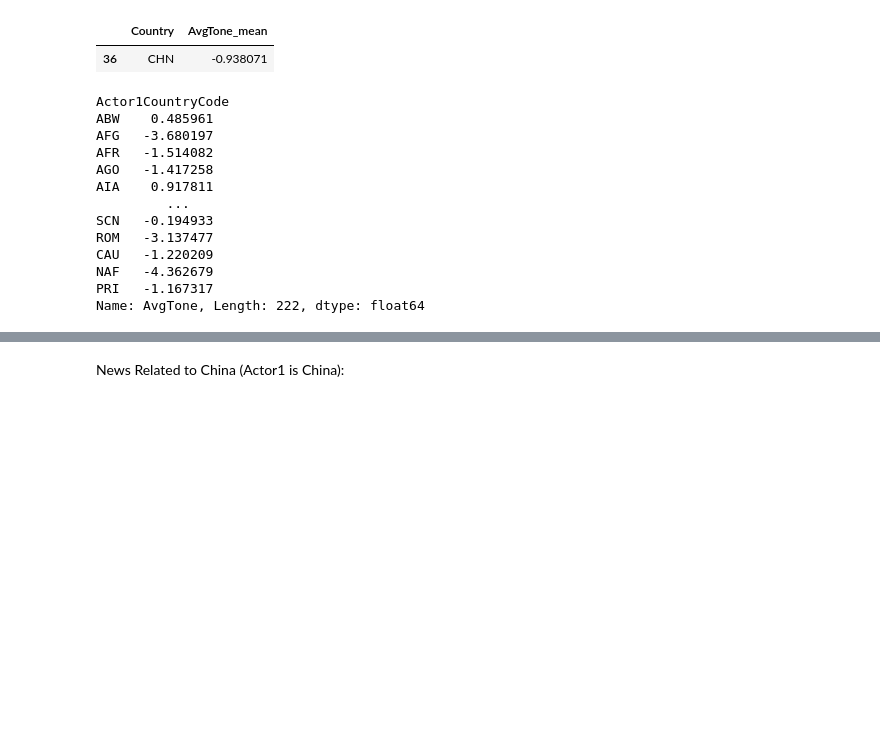
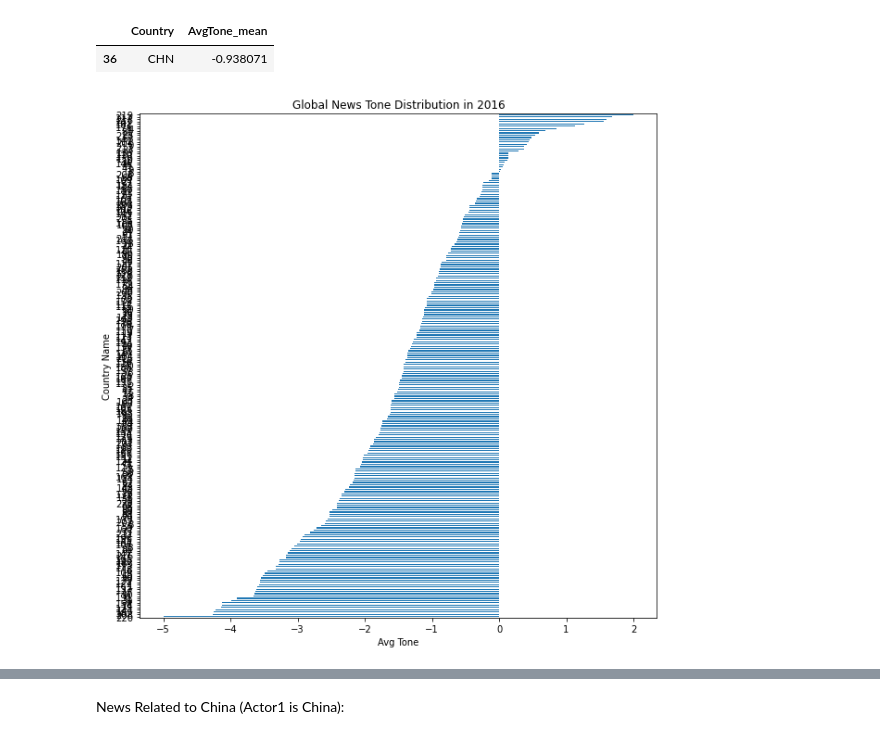
Before and after one commit to beixuan-jia/502final, a Jupyter notebook: EDA.ipynb, the cells around one changed output, grey strips where cells are left out. Cells and saved outputs as stored; diff of their text form; code cells hidden in the pictures; blank space fills up the shorter version.

```diff
--- a/EDA.ipynb
+++ b/EDA.ipynb
@@ -237,19 +237,3 @@ country_mean_sorted.loc[country_mean_sorted['Country'] == 'CHN']
 # %% [output]
 |  | Country | AvgTone_mean |
 | 36 | CHN | -0.938071 |
-# %%
-dask_feat.groupby('Actor2CountryCode').AvgTone.mean().compute()
-# %% [output]
-Actor1CountryCode
-ABW    0.485961
-AFG   -3.680197
-AFR   -1.514082
-AGO   -1.417258
-AIA    0.917811
-         ...
-SCN   -0.194933
-ROM   -3.137477
-CAU   -1.220209
-NAF   -4.362679
-PRI   -1.167317
-Name: AvgTone, Length: 222, dtype: float64
@@ -257,0 +240,11 @@ dask_feat.groupby('Actor2Name').AvgTone.mean().compute()
+# %%
+import matplotlib.pyplot as plt
+country_mean_sorted \
+.plot(kind='barh',stacked=False, figsize=[10,10], legend=False)
+######
+plt.title('Global News Tone Distribution in 2016')
+plt.xlabel('Avg Tone')
+plt.ylabel('Country Name')
+plt.show()
+# %% [output]
+[figure, added]
```
Also changed, not shown: parts of 11 cells of this notebook.
